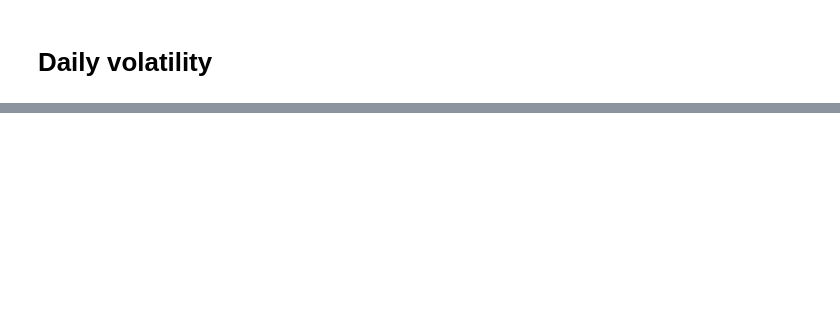
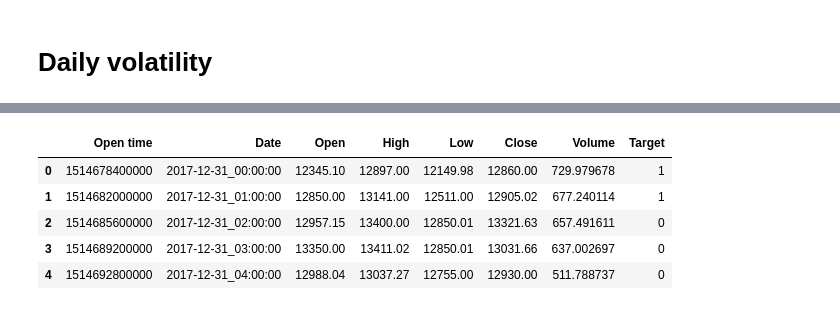
Before and after one commit to SamiFatmi/Bitcoin-price-prediction, a Jupyter notebook: LSTM.ipynb, the cells around one changed output, grey strips where cells are left out. Saved outputs shown, nothing was run; the diff lists cells and outputs as text; code cells hidden in the pictures; blank space fills up the shorter version.

Commit message:
Progress to creating sequential data

```diff
--- a/LSTM.ipynb
+++ b/LSTM.ipynb
@@ -44,2 +46,19 @@ plt.show()
+# %%
+minutes = [5,15,60,240,24*60]
+names = ["5min","15min","1h","4h","1d"]
+
+for minute,name in zip(minutes,names):
+    data_list = []
+    for i in range(0,len(btc_data),minute):
+        open_time = btc_data["Open time"][i]
+        date = btc_data["Date"][i]
+        open_price = btc_data["Open"][i]
+        close_price = btc_data["Close"][int(min(i+minute,len(btc_data)-1))]
+        high_price = max(btc_data["High"][i:int(min(i+minute,len(btc_data)-1))])
+        low_price = min(btc_data["Low"][i:int(min(i+minute,len(btc_data)-1))])
+        volume = sum(btc_data["Volume"][i:int(min(i+minute,len(btc_data)-1))])
+        data_list.append([open_time,date,open_price,high_price,low_price,close_price,volume])
+    df = pd.DataFrame(data_list,columns = ["Open time","Date","Open","High","Low","Close","Volume"])
+    df.to_csv(f"assets/BTCUSDT-{name}.csv")
 # %% [markdown]
 # Daily volatility
@@ -45,0 +83,15 @@ plt.show()
+# %%
+hourly_btc_data = pd.read_csv("assets/BTCUSDT-1h.csv").drop("Unnamed: 0",axis=1)
+# %%
+hourly_btc_data["Target"] = [-1 if i>len(hourly_btc_data)-2 else ( 0 if hourly_btc_data.Close[i]>hourly_btc_data.Close[i+1] else 1) for i in range(len(hourly_btc_data))]
+
+hourly_btc_data = hourly_btc_data.loc[(hourly_btc_data.Target!=-1)]
+
+hourly_btc_data.head()
+# %% [output]
+|  | Open time | Date | Open | High | Low | Close | Volume | Target |
+| 0 | 1514678400000 | 2017-12-31_00:00:00 | 12345.10 | 12897.00 | 12149.98 | 12860.00 | 729.979678 | 1 |
+| 1 | 1514682000000 | 2017-12-31_01:00:00 | 12850.00 | 13141.00 | 12511.00 | 12905.02 | 677.240114 | 1 |
+| 2 | 1514685600000 | 2017-12-31_02:00:00 | 12957.15 | 13400.00 | 12850.01 | 13321.63 | 657.491611 | 0 |
+| 3 | 1514689200000 | 2017-12-31_03:00:00 | 13350.00 | 13411.02 | 12850.01 | 13031.66 | 637.002697 | 0 |
+| 4 | 1514692800000 | 2017-12-31_04:00:00 | 12988.04 | 13037.27 | 12755.00 | 12930.00 | 511.788737 | 0 |
```
Also changed, not shown: parts of 8 cells of this notebook.
